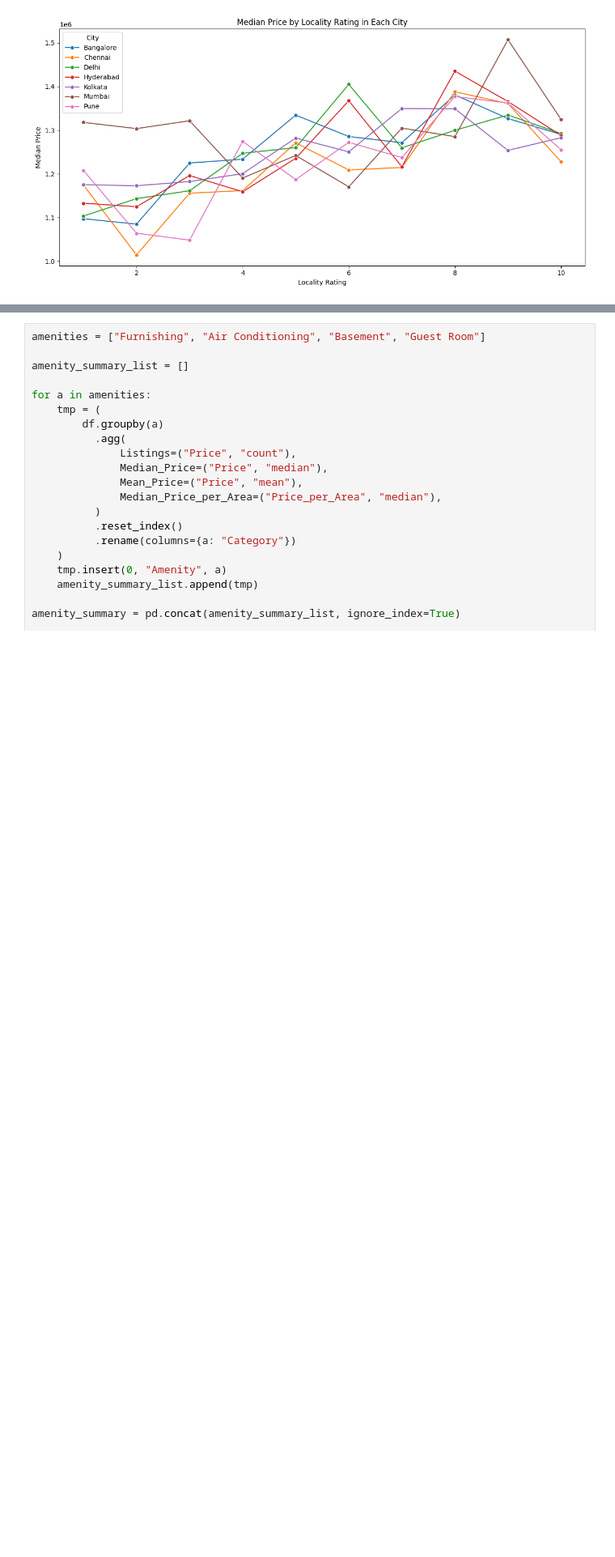
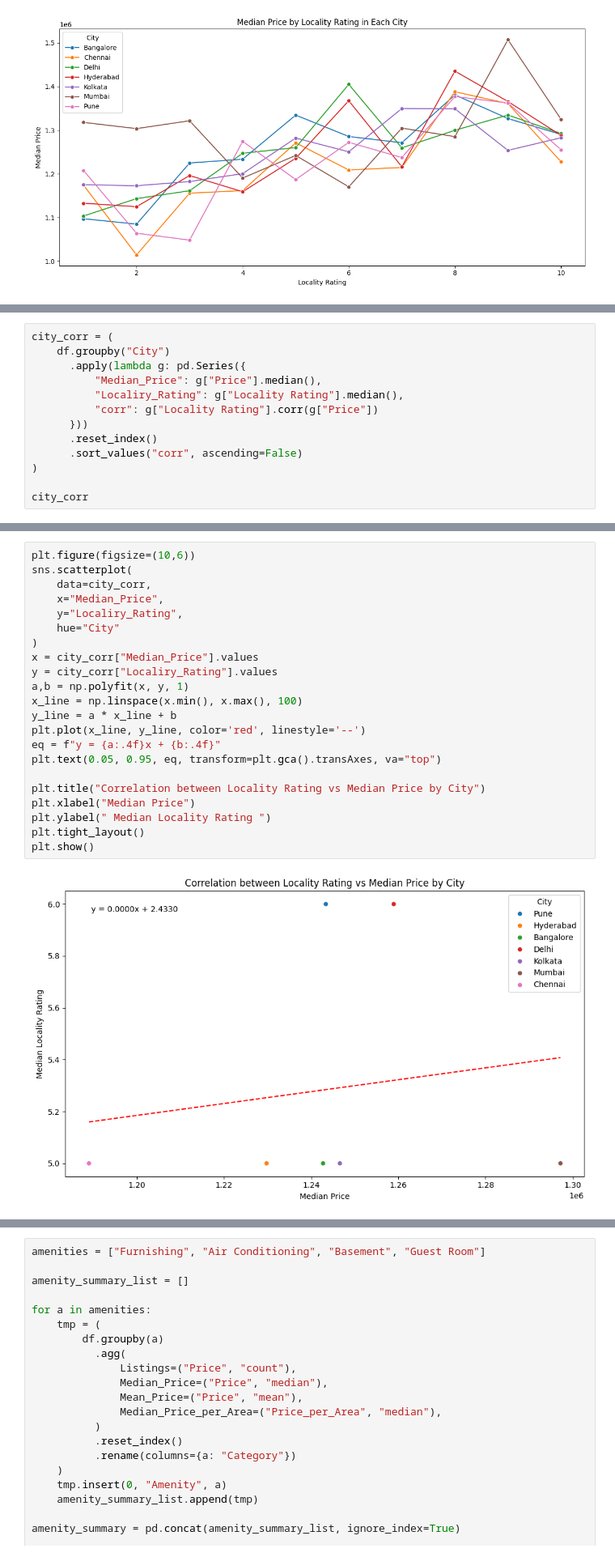
Before and after one commit to Superkai017/House-Pricing-Analysis, a Jupyter notebook: final_project/artoudom.ipynb, the cells around one changed output, grey strips where cells are left out. Shown at 81% size. Cells and saved outputs as stored; diff of their text form; blank space fills up the shorter version.

```diff
--- a/final_project/artoudom.ipynb
+++ b/final_project/artoudom.ipynb
@@ -172,0 +210,13 @@ plt.show()
+# %%
+city_corr = (
+    df.groupby("City")
+      .apply(lambda g: pd.Series({
+          "Median_Price": g["Price"].median(),
+          "Localiry_Rating": g["Locality Rating"].median(),
+          "corr": g["Locality Rating"].corr(g["Price"])
+      }))
+      .reset_index()
+      .sort_values("corr", ascending=False)
+)
+
+city_corr
@@ -172,0 +232,24 @@ plt.show()
+# %%
+plt.figure(figsize=(10,6))
+sns.scatterplot(
+    data=city_corr,
+    x="Median_Price",
+    y="Localiry_Rating",
+    hue="City"
+)
+x = city_corr["Median_Price"].values
+y = city_corr["Localiry_Rating"].values
+a,b = np.polyfit(x, y, 1)
+x_line = np.linspace(x.min(), x.max(), 100)
+y_line = a * x_line + b
+plt.plot(x_line, y_line, color='red', linestyle='--')
+eq = f"y = {a:.4f}x + {b:.4f}"
+plt.text(0.05, 0.95, eq, transform=plt.gca().transAxes, va="top")
+
+plt.title("Correlation between Locality Rating vs Median Price by City")
+plt.xlabel("Median Price")
+plt.ylabel(" Median Locality Rating ")
+plt.tight_layout()
+plt.show()
+# %% [output]
+[figure, added]
```
Also changed, not shown: parts of 22 cells of this notebook.
